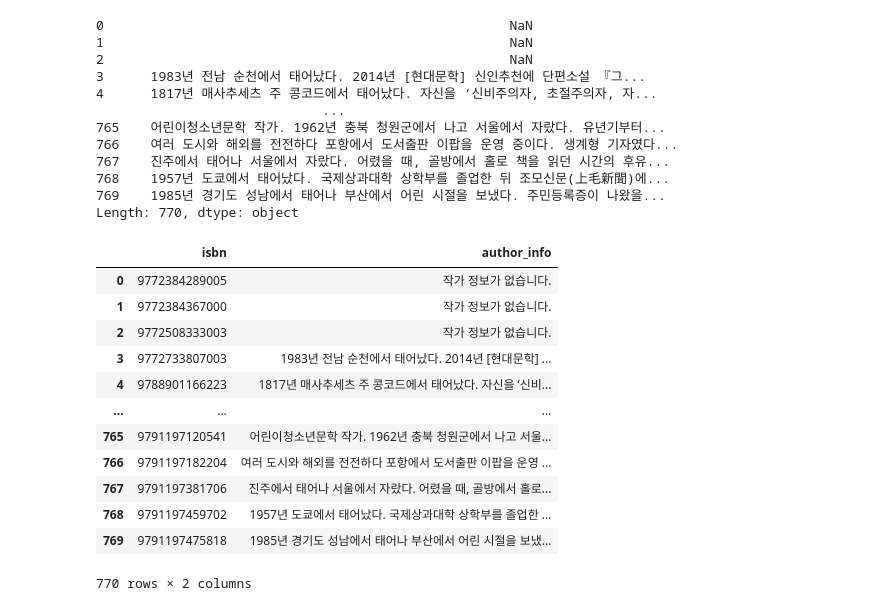
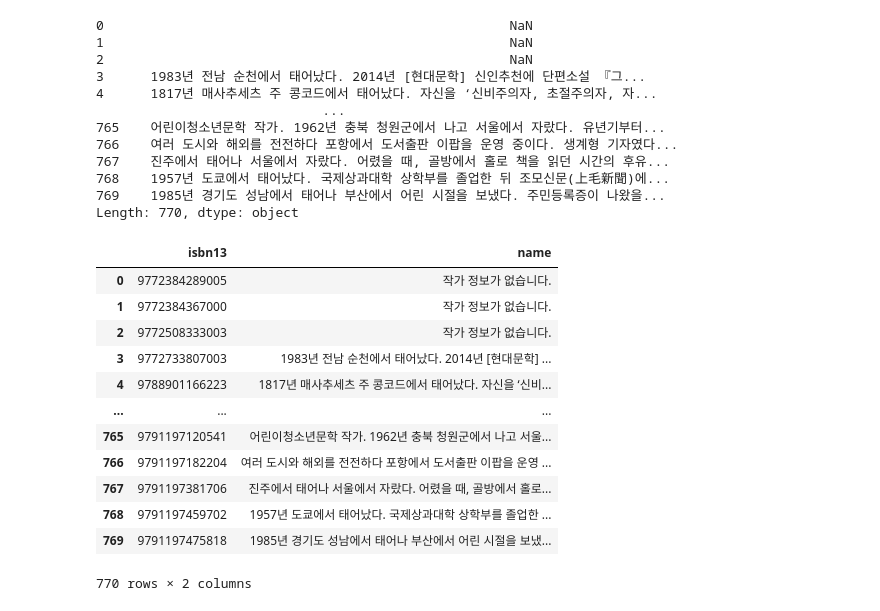
Before and after one commit to DahyeonWoo/RecoBook, a Jupyter notebook: project/CrawlingData/author_crawler.ipynb, the cells around one changed output. Cells and saved outputs as stored; diff of their text form; code cells hidden in the pictures.

```diff
--- a/project/CrawlingData/author_crawler.ipynb
+++ b/project/CrawlingData/author_crawler.ipynb
@@ -167,12 +167,12 @@ author_series
 769    1985년 경기도 성남에서 태어나 부산에서 어린 시절을 보냈다. 주민등록증이 나왔을...
 Length: 770, dtype: object
 # %%
-sub = pd.DataFrame(dict(isbn = isbn_list, author_info = author_series)).reset_index(drop=True)
-sub['author_info'].fillna('작가 정보가 없습니다.', inplace=True)
+sub = pd.DataFrame(dict(isbn13 = isbn_list, name = author_series)).reset_index(drop=True)
+sub['name'].fillna('작가 정보가 없습니다.', inplace=True)
 sub.to_csv('author_info.csv', encoding='utf-8-sig', index=False)
 sub
 # %% [output]
-|  | isbn | author_info |
+|  | isbn13 | name |
 | 0 | 9772384289005 | 작가 정보가 없습니다. |
 | 1 | 9772384367000 | 작가 정보가 없습니다. |
 | 2 | 9772508333003 | 작가 정보가 없습니다. |
```
Also changed, not shown: 1 other file.
